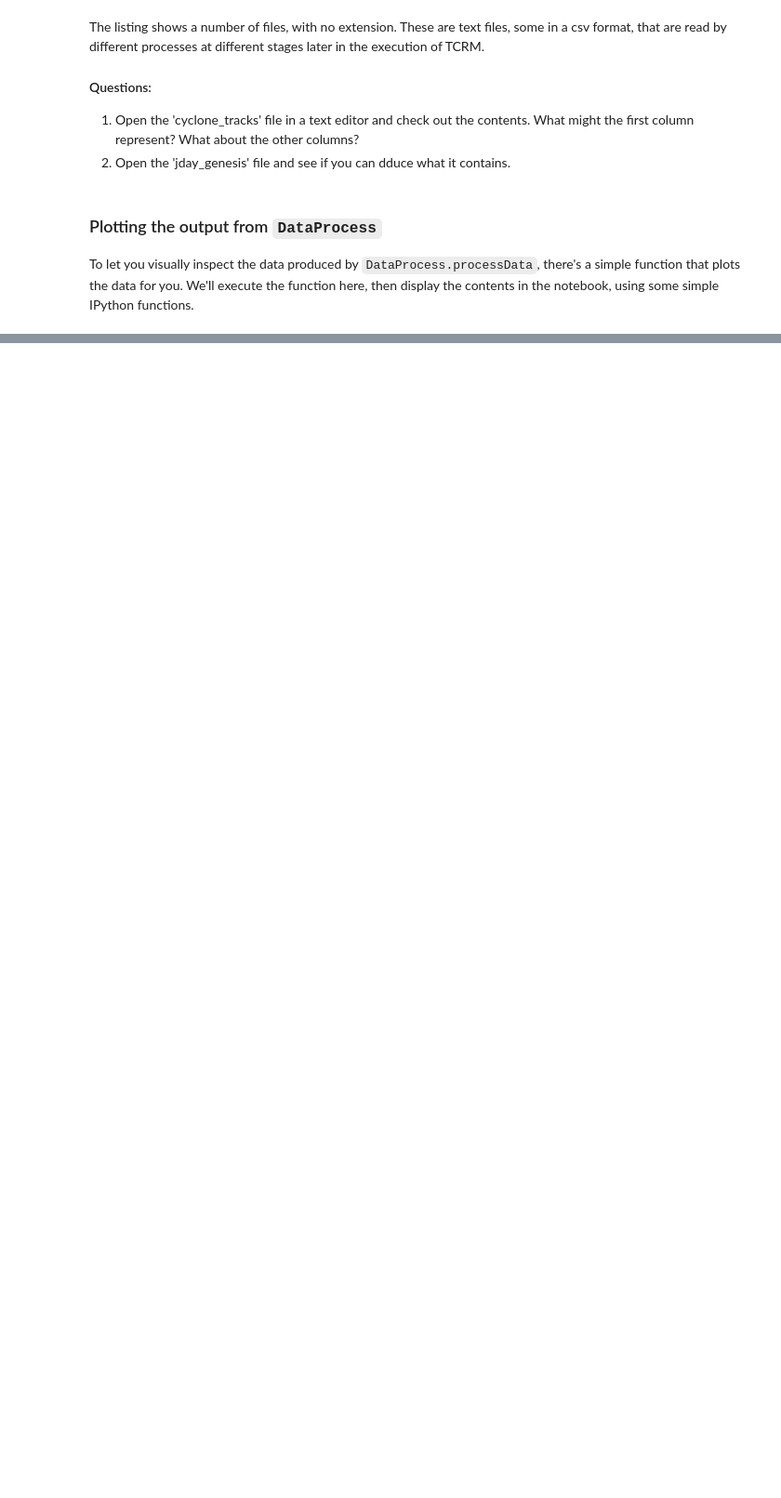
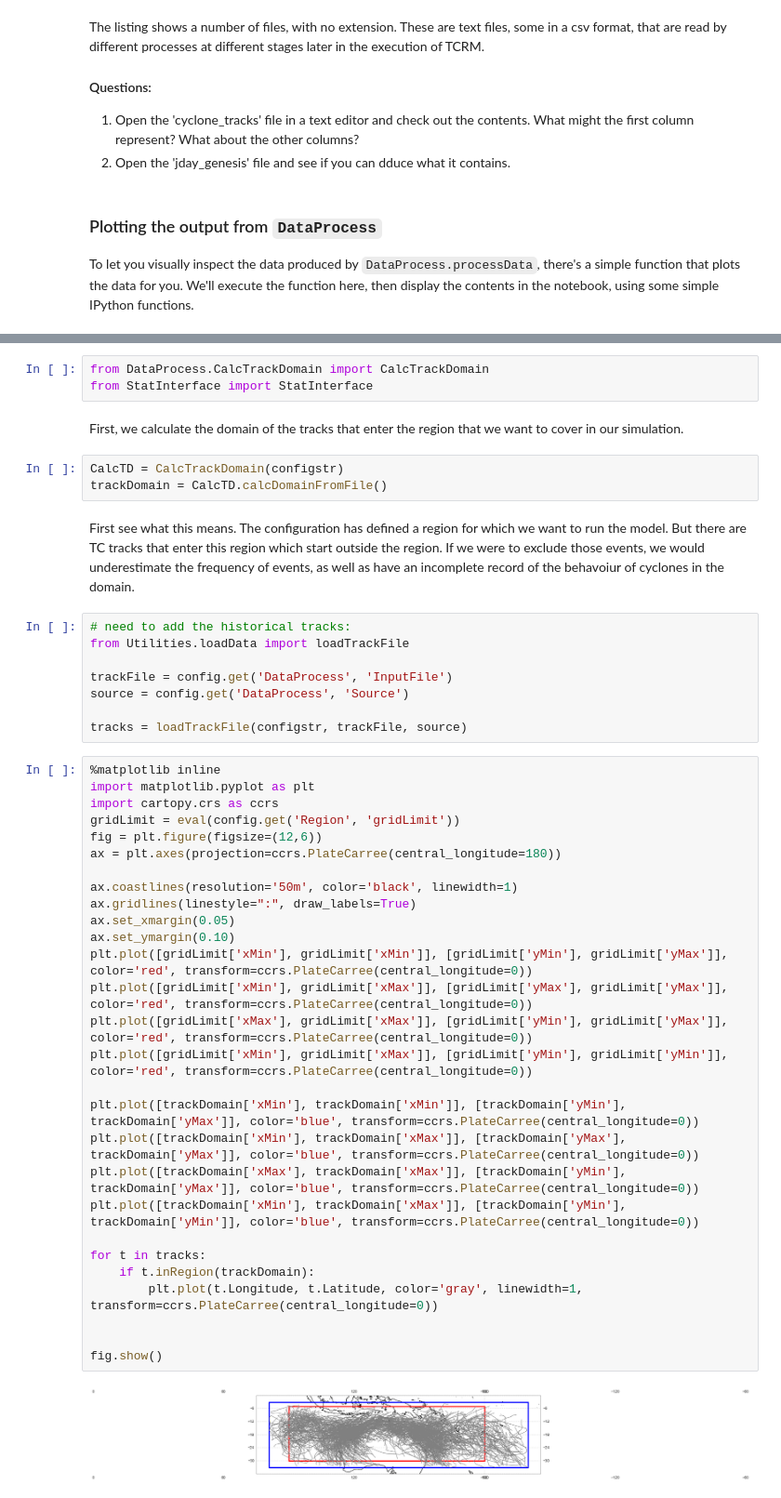
Before and after one commit to GeoscienceAustralia/tcrm, a Jupyter notebook: Initial data processing for TCRM.ipynb, the cells around one changed output, grey strips where cells are left out. Shown at 93% size. Drawn from its saved outputs; the diff is of its cells as text; blank space fills up the shorter version.

Commit message:
Update to include StatInterface action

```diff
--- a/Initial data processing for TCRM.ipynb
+++ b/Initial data processing for TCRM.ipynb
@@ -153,0 +167,48 @@ interact(showImg, imgfile=imgDropdown)
+# %%
+from DataProcess.CalcTrackDomain import CalcTrackDomain
+from StatInterface import StatInterface
+# %% [markdown]
+First, we calculate the domain of the tracks that enter the region that we want to cover in our simulation.
+# %%
+CalcTD = CalcTrackDomain(configstr)
+trackDomain = CalcTD.calcDomainFromFile()
+# %% [markdown]
+First see what this means. The configuration has defined a region for which we want to run the model. But there are TC tracks that enter this region which start outside the region. If we were to exclude those events, we would underestimate the frequency of events, as well as have an incomplete record of the behavoiur of cyclones in the domain.
+# %%
+# need to add the historical tracks:
+from Utilities.loadData import loadTrackFile
+
+trackFile = config.get('DataProcess', 'InputFile')
+source = config.get('DataProcess', 'Source')
+
+tracks = loadTrackFile(configstr, trackFile, source)
+# %%
+%matplotlib inline
+import matplotlib.pyplot as plt
+import cartopy.crs as ccrs
+gridLimit = eval(config.get('Region', 'gridLimit'))
+fig = plt.figure(figsize=(12,6))
+ax = plt.axes(projection=ccrs.PlateCarree(central_longitude=180))
+
+ax.coastlines(resolution='50m', color='black', linewidth=1)
+ax.gridlines(linestyle=":", draw_labels=True)
+ax.set_xmargin(0.05)
+ax.set_ymargin(0.10)
+plt.plot([gridLimit['xMin'], gridLimit['xMin']], [gridLimit['yMin'], gridLimit['yMax']], color='red', transform=ccrs.PlateCarree(central_longitude=0))
+plt.plot([gridLimit['xMin'], gridLimit['xMax']], [gridLimit['yMax'], gridLimit['yMax']], color='red', transform=ccrs.PlateCarree(central_longitude=0))
+plt.plot([gridLimit['xMax'], gridLimit['xMax']], [gridLimit['yMin'], gridLimit['yMax']], color='red', transform=ccrs.PlateCarree(central_longitude=0))
+plt.plot([gridLimit['xMin'], gridLimit['xMax']], [gridLimit['yMin'], gridLimit['yMin']], color='red', transform=ccrs.PlateCarree(central_longitude=0))
+
+plt.plot([trackDomain['xMin'], trackDomain['xMin']], [trackDomain['yMin'], trackDomain['yMax']], color='blue', transform=ccrs.PlateCarree(central_longitude=0))
+plt.plot([trackDomain['xMin'], trackDomain['xMax']], [trackDomain['yMax'], trackDomain['yMax']], color='blue', transform=ccrs.PlateCarree(central_longitude=0))
+plt.plot([trackDomain['xMax'], trackDomain['xMax']], [trackDomain['yMin'], trackDomain['yMax']], color='blue', transform=ccrs.PlateCarree(central_longitude=0))
+plt.plot([trackDomain['xMin'], trackDomain['xMax']], [trackDomain['yMin'], trackDomain['yMin']], color='blue', transform=ccrs.PlateCarree(central_longitude=0))
+
+for t in tracks:
+    if t.inRegion(trackDomain):
+        plt.plot(t.Longitude, t.Latitude, color='gray', linewidth=1, transform=ccrs.PlateCarree(central_longitude=0))
+
+
+fig.show()
+# %% [output]
+[figure, added]
```
Also changed, not shown: parts of 9 cells of this notebook.
